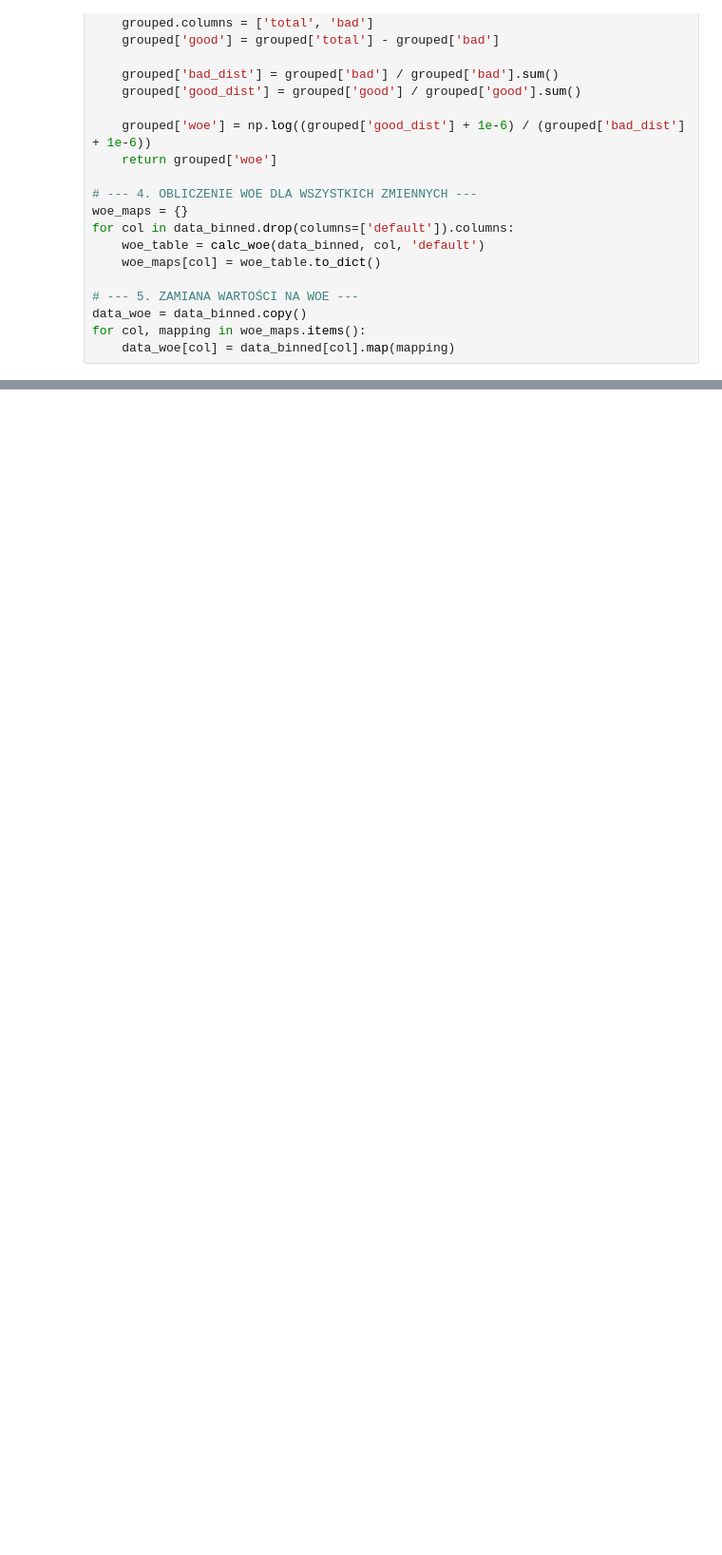
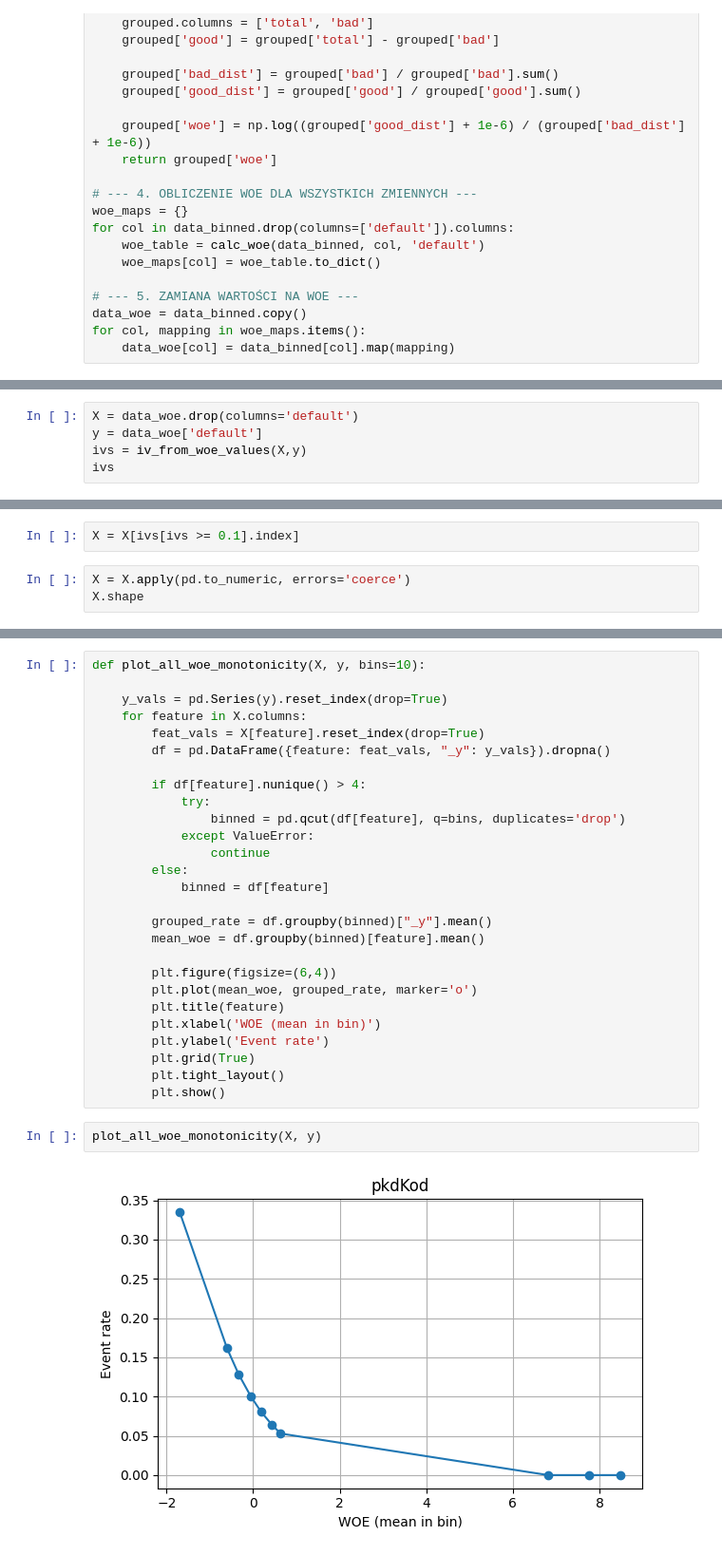
Before and after one commit to Karol315/Interpretability_of_machine_learning_project, a Jupyter notebook: Scoring.ipynb, the cells around one changed output, grey strips where cells are left out. Shown at 95% size. Drawn from its saved outputs; the diff is of its cells as text; blank space fills up the shorter version.

```diff
--- a/Scoring.ipynb
+++ b/Scoring.ipynb
@@ -832,0 +791,5 @@ print(columns_sorted)
+# %%
+X = data_woe.drop(columns='default')
+y = data_woe['default']
+ivs = iv_from_woe_values(X,y)
+ivs
@@ -832,0 +816,5 @@ print(columns_sorted)
+# %%
+X = X[ivs[ivs >= 0.1].index]
+# %%
+X = X.apply(pd.to_numeric, errors='coerce')
+X.shape
@@ -832,0 +825,31 @@ print(columns_sorted)
+# %%
+def plot_all_woe_monotonicity(X, y, bins=10):
+
+    y_vals = pd.Series(y).reset_index(drop=True)
+    for feature in X.columns:
+        feat_vals = X[feature].reset_index(drop=True)
+        df = pd.DataFrame({feature: feat_vals, "_y": y_vals}).dropna()
+
+        if df[feature].nunique() > 4:
+            try:
+                binned = pd.qcut(df[feature], q=bins, duplicates='drop')
+            except ValueError:
+                continue
+        else:
+            binned = df[feature]
+
+        grouped_rate = df.groupby(binned)["_y"].mean()
+        mean_woe = df.groupby(binned)[feature].mean()
+
+        plt.figure(figsize=(6,4))
+        plt.plot(mean_woe, grouped_rate, marker='o')
+        plt.title(feature)
+        plt.xlabel('WOE (mean in bin)')
+        plt.ylabel('Event rate')
+        plt.grid(True)
+        plt.tight_layout()
+        plt.show()
+# %%
+plot_all_woe_monotonicity(X, y)
+# %% [output]
+[figure, added]
```
Also changed, not shown: parts of 32 cells of this notebook, 1 other file.
